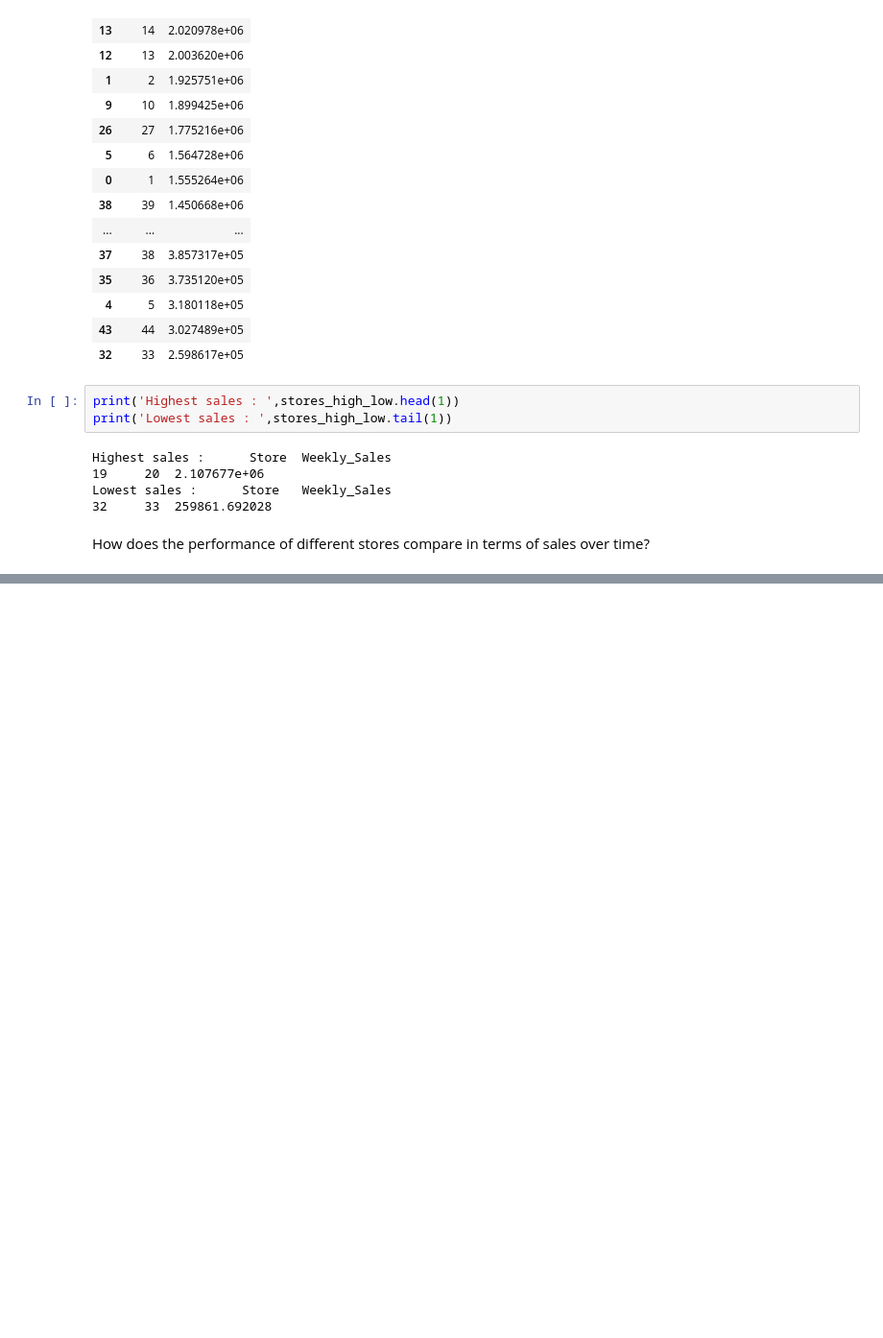
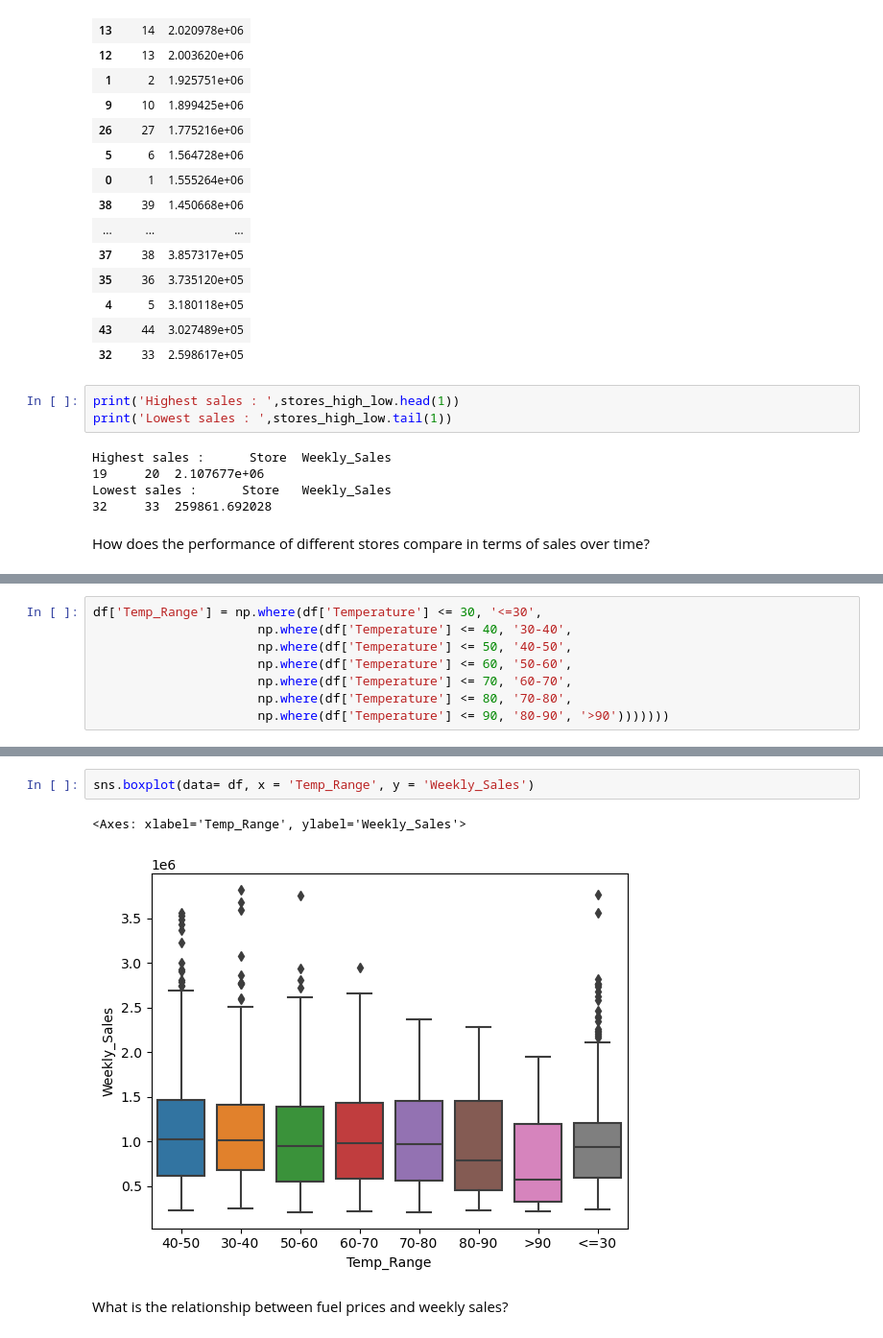
Before and after one commit to sanskrutibhole/Walmart_Sales-EDA-Practice, a Jupyter notebook: Walmart_Sales EDA.ipynb, the cells around one changed output, grey strips where cells are left out. Shown: that part at 96% size. Drawn from its saved outputs; the diff is of its cells as text; blank space fills up the shorter version.

```diff
--- a/Walmart_Sales EDA.ipynb
+++ b/Walmart_Sales EDA.ipynb
@@ -188,0 +242,8 @@ df
+# %%
+df['Temp_Range'] = np.where(df['Temperature'] <= 30, '<=30',
+                      np.where(df['Temperature'] <= 40, '30-40',
+                      np.where(df['Temperature'] <= 50, '40-50',
+                      np.where(df['Temperature'] <= 60, '50-60',
+                      np.where(df['Temperature'] <= 70, '60-70',
+                      np.where(df['Temperature'] <= 80, '70-80',
+                      np.where(df['Temperature'] <= 90, '80-90', '>90')))))))
@@ -188,0 +266,7 @@ df
+# %%
+sns.boxplot(data= df, x = 'Temp_Range', y = 'Weekly_Sales')
+# %% [output]
+<Axes: xlabel='Temp_Range', ylabel='Weekly_Sales'>
+[figure, added]
+# %% [markdown]
+What is the relationship between fuel prices and weekly sales?
```
Also changed, not shown: parts of 18 cells of this notebook.
